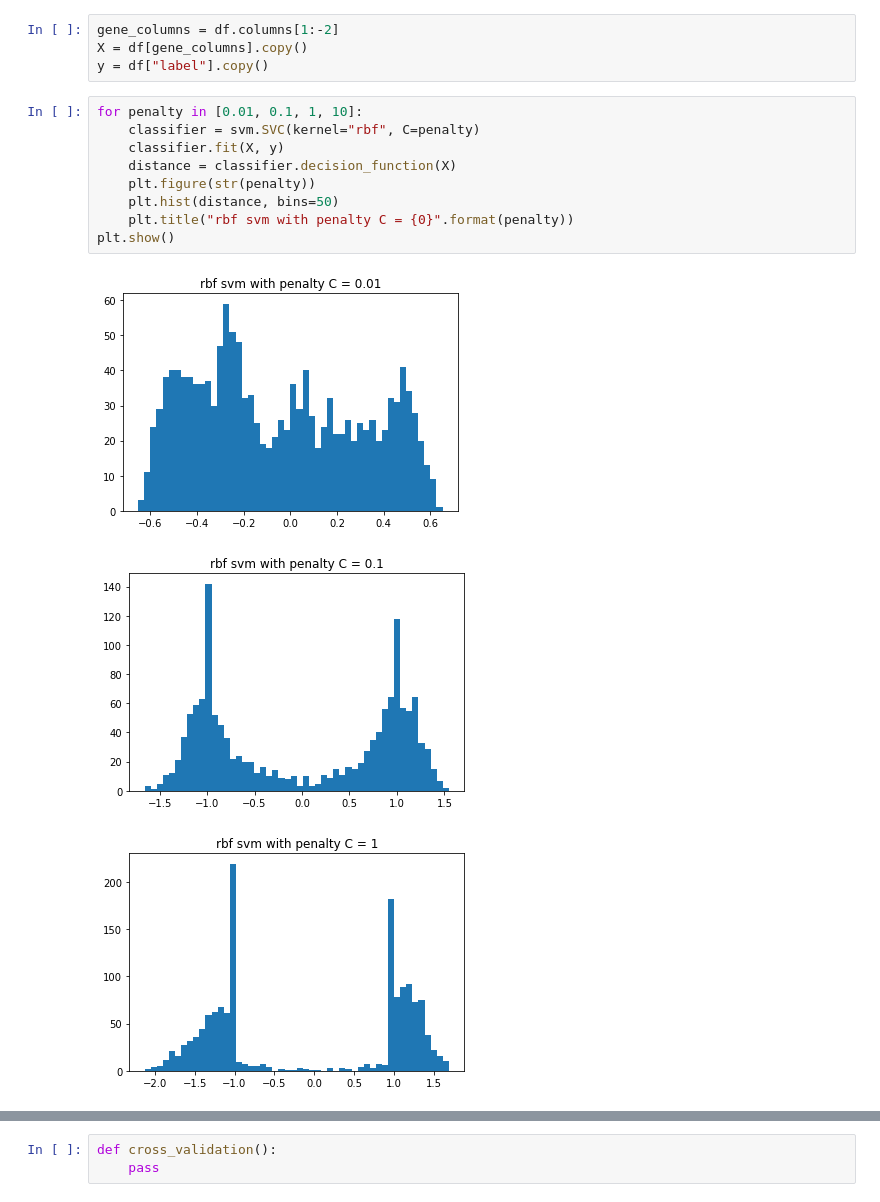
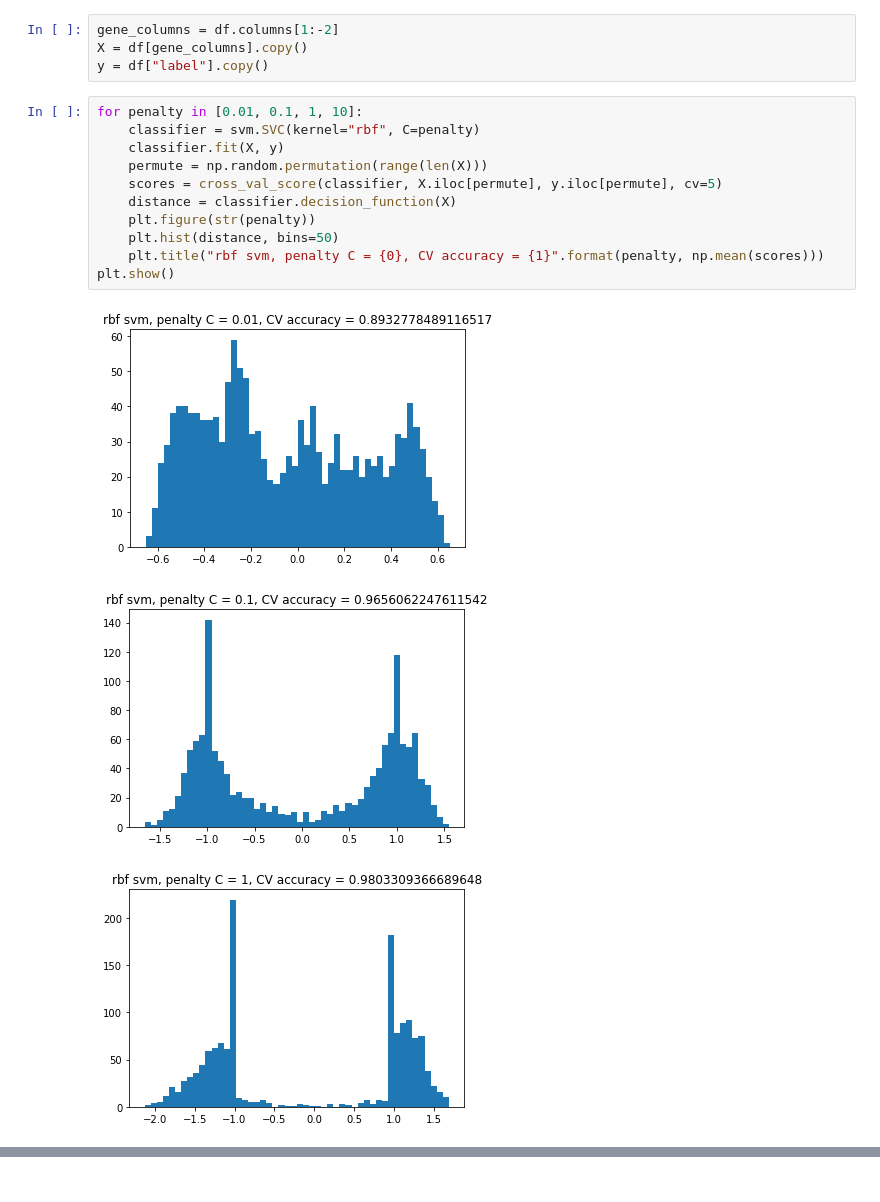
Before and after one commit to MollyZhang/PANCAN, a Jupyter notebook: SVM_deconvolve.ipynb, the cells around one changed output, grey strips where cells are left out. Saved outputs shown, nothing was run; the diff lists cells and outputs as text.

```diff
--- a/SVM_deconvolve.ipynb
+++ b/SVM_deconvolve.ipynb
@@ -13,13 +14,15 @@ y = df["label"].copy()
 # %%
 for penalty in [0.01, 0.1, 1, 10]:
     classifier = svm.SVC(kernel="rbf", C=penalty)
     classifier.fit(X, y)
+    permute = np.random.permutation(range(len(X)))
+    scores = cross_val_score(classifier, X.iloc[permute], y.iloc[permute], cv=5)
     distance = classifier.decision_function(X)
     plt.figure(str(penalty))
     plt.hist(distance, bins=50)
-    plt.title("rbf svm with penalty C = {0}".format(penalty))
+    plt.title("rbf svm, penalty C = {0}, CV accuracy = {1}".format(penalty, np.mean(scores)))
 plt.show()
 # %% [output]
-[figure, old version]
+[figure, new version]
-[figure, old version]
+[figure, new version]
-[figure, old version]
+[figure, new version]
@@ -27,3 +29,0 @@ plt.show()
-# %%
-def cross_validation():
-    pass
```
Also changed, not shown: parts of 2 cells of this notebook.
